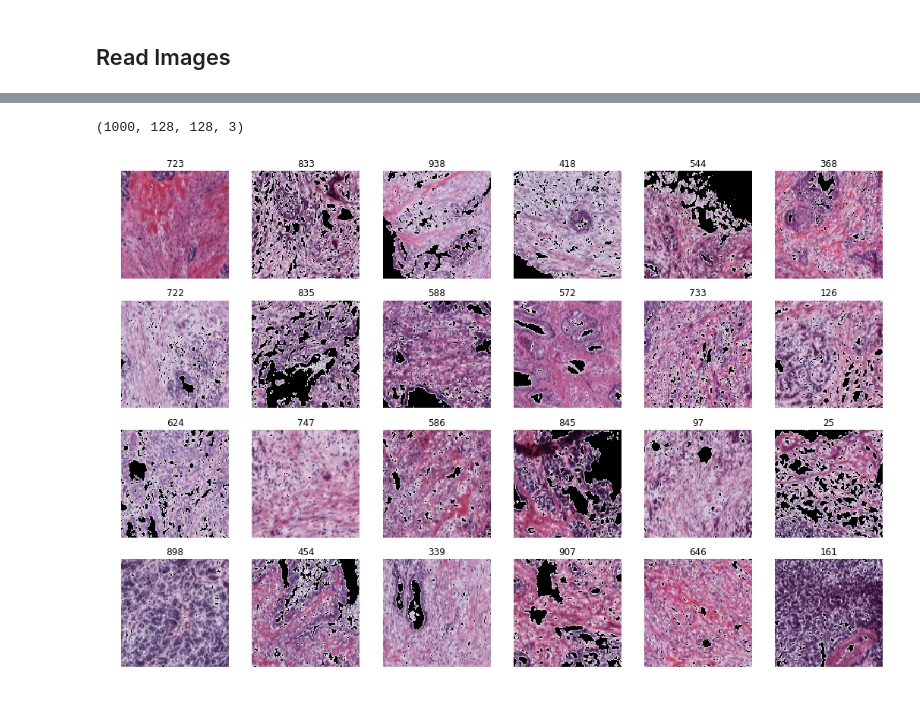
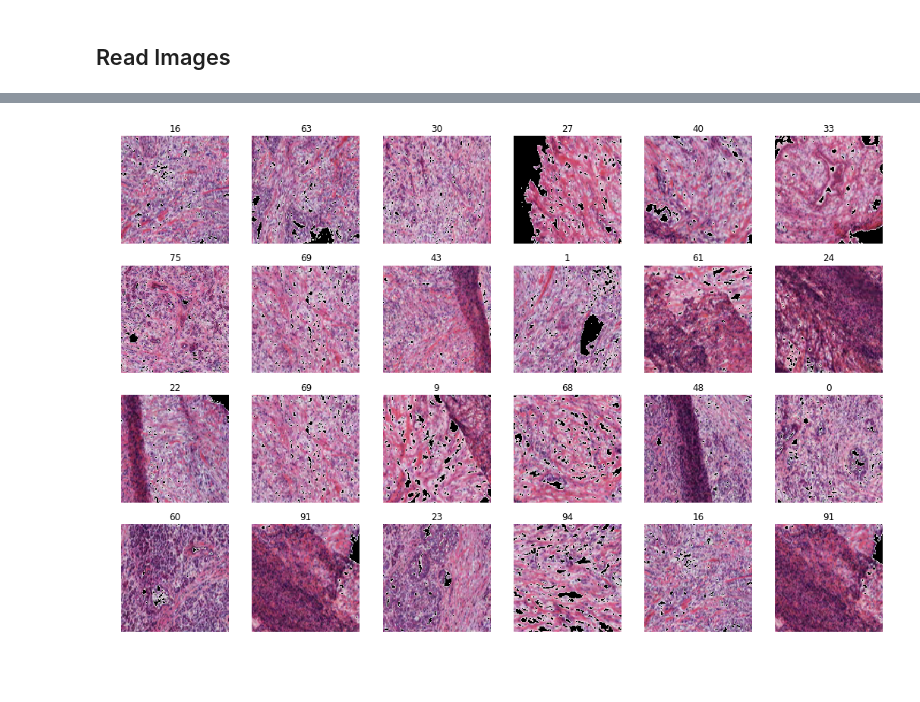
Before and after one commit to portizdegalisteo/TFM, a Jupyter notebook: model_training.ipynb, the cells around one changed output, grey strips where cells are left out. Drawn from its saved outputs; the diff is of its cells as text; code cells hidden in the pictures.

```diff
--- a/model_training.ipynb
+++ b/model_training.ipynb
@@ -36,3 +54,5 @@ slides_df = pd.read_csv(os.path.join(conf['data_path'], 'slides_metadata.csv'),
+# %%
+regex_slide_id = re.compile('.*(TCGA.*)_\d{2}_\d{2}\.png')
 # %% [markdown]
 ## Train/Test split in Slides
 
@@ -69,0 +87,12 @@ patches_files_train = patches_files_train[:1000]
+# %%
+patches_df = []
+
+for file_name in os.listdir(patches_path):
+
+    if not file_name.endswith('.png'):
+        continue
+
+    slide_id = regex_slide_id.match(file_name).groups()[0]
+    patches_df.append({'slide_id': slide_id, 'filename': file_name})
+
+patches_df = pd.DataFrame(patches_df)
@@ -69,0 +108,3 @@ patches_files_train = patches_files_train[:1000]
+# %%
+training_patches_df = patches_df.merge(slides_train[slide_to_patch_columns], on='slide_id')
+test_patches_df = patches_df.merge(slides_test[slide_to_patch_columns], on='slide_id')
@@ -70,10 +120,6 @@ patches_files_train = patches_files_train[:1000]
 # %%
-images_train = np.array([mpimage.imread(x) for x in patches_files_train])
+images_train_sample = np.array([mpimage.imread(os.path.join(patches_path, x)) for x in training_patches_df['patch_file'].iloc[:100]])
-# %%
-images_train.shape
-# %% [output]
-(1000, 128, 128, 3)
 # %%
-plot_sample_imgs(images_train, n_rows=4, n_cols=6)
+plot_sample_imgs(images_train_sample, n_rows=4, n_cols=6)
 # %% [output]
-[figure, old version]
+[figure, new version]
```
Also changed, not shown: parts of 24 cells of this notebook, 5 other files.
